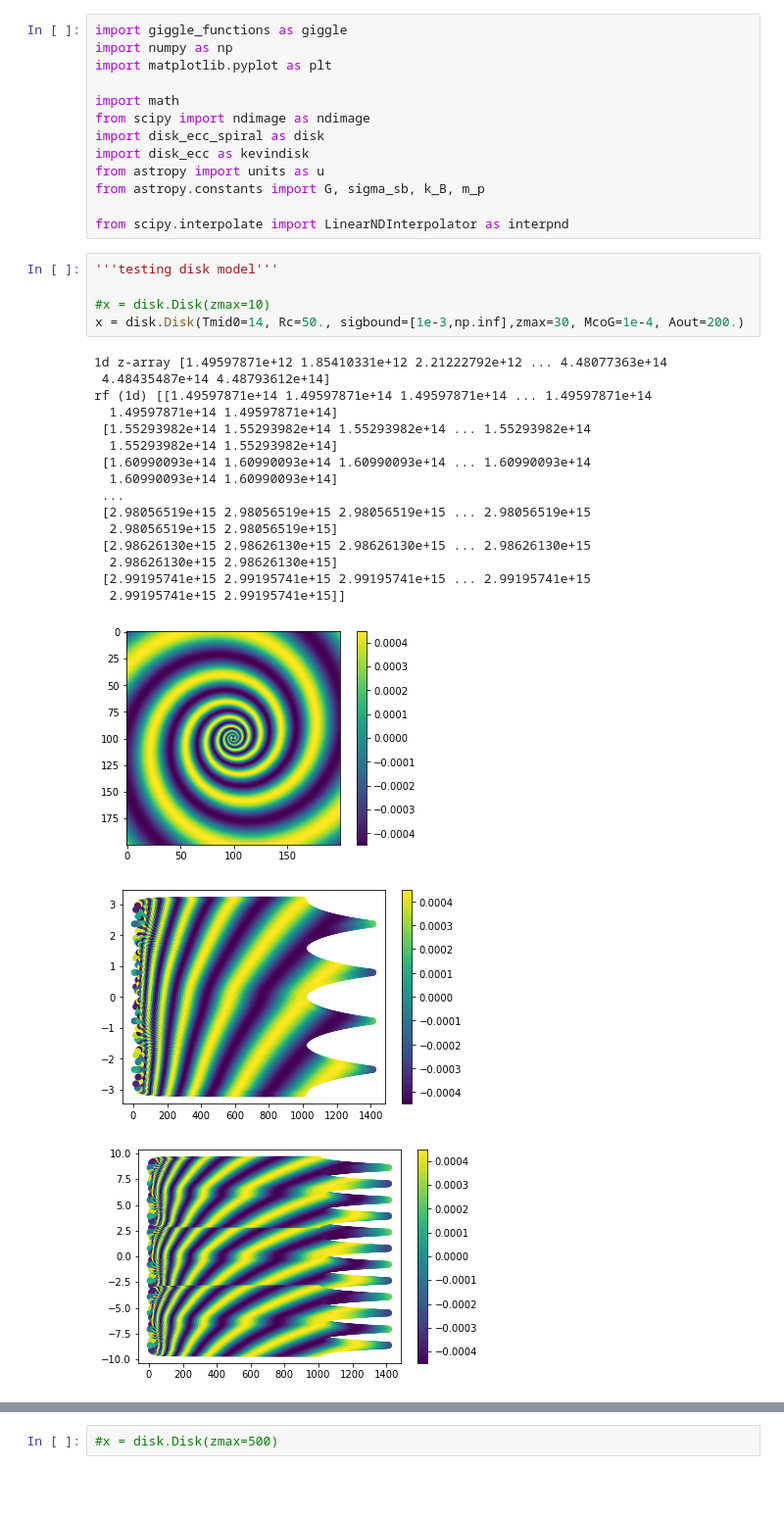
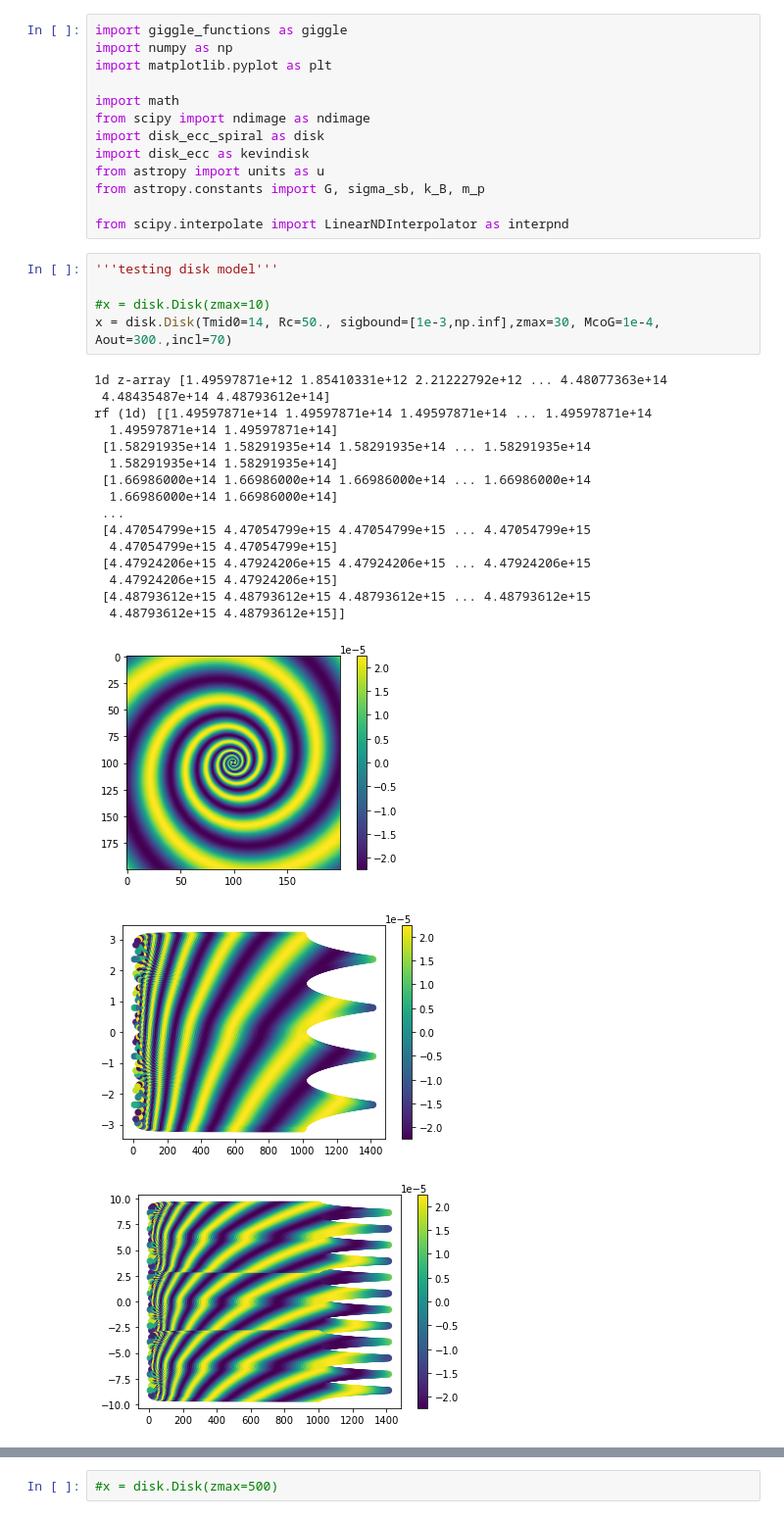
Before and after one commit to theochawla/49ceti_warpmodel, a Jupyter notebook: Spiral/spiral_test.ipynb, the cells around one changed output, grey strips where cells are left out. Shown at 98% size. Drawn from its saved outputs; the diff is of its cells as text; blank space fills up the shorter version.

Commit message:
larger radius and lower surface density stopped clipping at edges of debris disk. Need to add amplitude adjustment to velocity perturbation, but almost ready to compare to data???

```diff
--- a/Spiral/spiral_test.ipynb
+++ b/Spiral/spiral_test.ipynb
@@ -14,24 +14,24 @@ from scipy.interpolate import LinearNDInterpolator as interpnd
 # %%
 '''testing disk model'''
 
 #x = disk.Disk(zmax=10)
-x = disk.Disk(Tmid0=14, Rc=50., sigbound=[1e-3,np.inf],zmax=30, McoG=1e-4, Aout=200.)
+x = disk.Disk(Tmid0=14, Rc=50., sigbound=[1e-3,np.inf],zmax=30, McoG=1e-4, Aout=300.,incl=70)
 # %% [output]
 1d z-array [1.49597871e+12 1.85410331e+12 2.21222792e+12 ... 4.48077363e+14
  4.48435487e+14 4.48793612e+14]
 rf (1d) [[1.49597871e+14 1.49597871e+14 1.49597871e+14 ... 1.49597871e+14
   1.49597871e+14 1.49597871e+14]
- [1.55293982e+14 1.55293982e+14 1.55293982e+14 ... 1.55293982e+14
-  1.55293982e+14 1.55293982e+14]
- [1.60990093e+14 1.60990093e+14 1.60990093e+14 ... 1.60990093e+14
-  1.60990093e+14 1.60990093e+14]
+ [1.58291935e+14 1.58291935e+14 1.58291935e+14 ... 1.58291935e+14
+  1.58291935e+14 1.58291935e+14]
+ [1.66986000e+14 1.66986000e+14 1.66986000e+14 ... 1.66986000e+14
+  1.66986000e+14 1.66986000e+14]
  ...
- [2.98056519e+15 2.98056519e+15 2.98056519e+15 ... 2.98056519e+15
-  2.98056519e+15 2.98056519e+15]
- [2.98626130e+15 2.98626130e+15 2.98626130e+15 ... 2.98626130e+15
-  2.98626130e+15 2.98626130e+15]
- [2.99195741e+15 2.99195741e+15 2.99195741e+15 ... 2.99195741e+15
-  2.99195741e+15 2.99195741e+15]]
+ [4.47054799e+15 4.47054799e+15 4.47054799e+15 ... 4.47054799e+15
+  4.47054799e+15 4.47054799e+15]
+ [4.47924206e+15 4.47924206e+15 4.47924206e+15 ... 4.47924206e+15
+  4.47924206e+15 4.47924206e+15]
+ [4.48793612e+15 4.48793612e+15 4.48793612e+15 ... 4.48793612e+15
+  4.48793612e+15 4.48793612e+15]]
-[figure, old version]
+[figure, new version]
-[figure, old version]
+[figure, new version]
-[figure, old version]
+[figure, new version]
```
Also changed, not shown: parts of 3 cells of this notebook, 17 other files.
